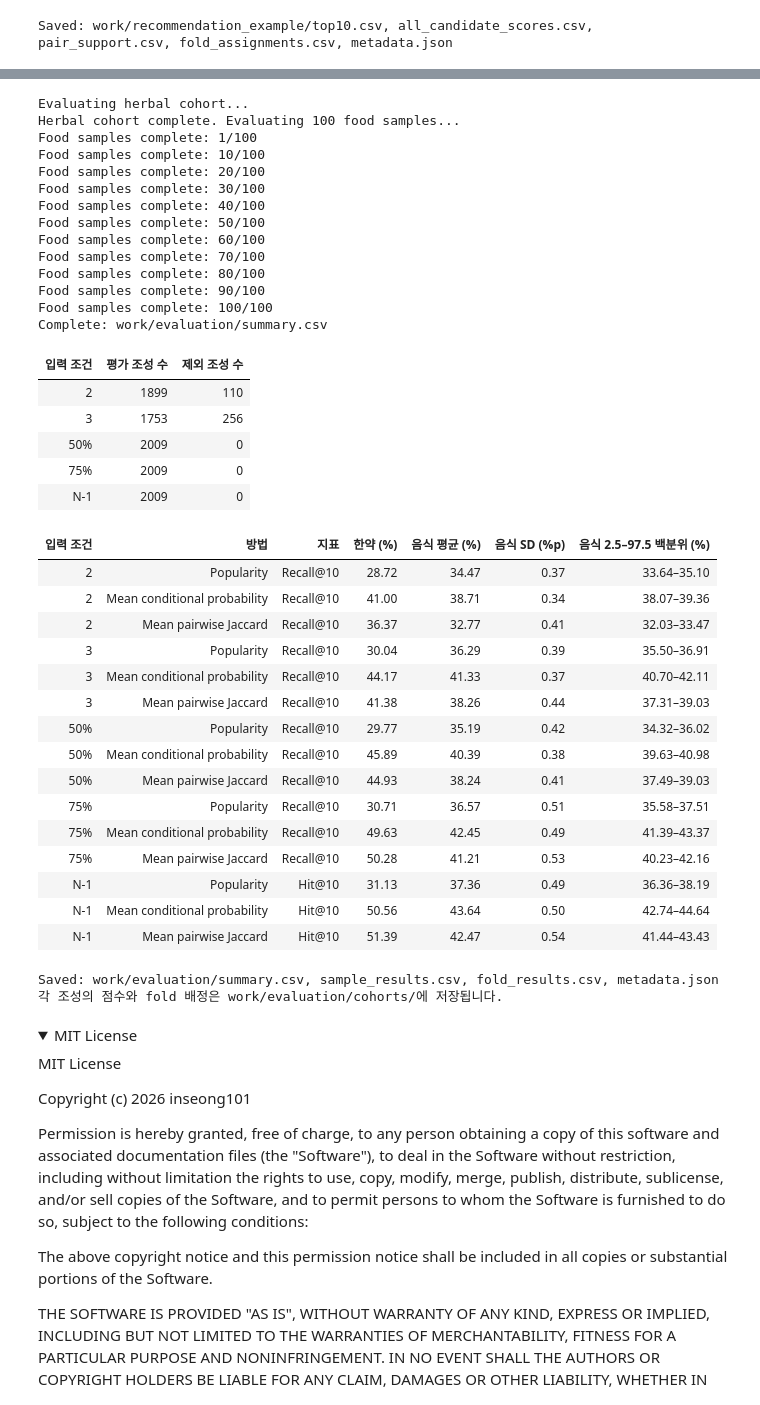
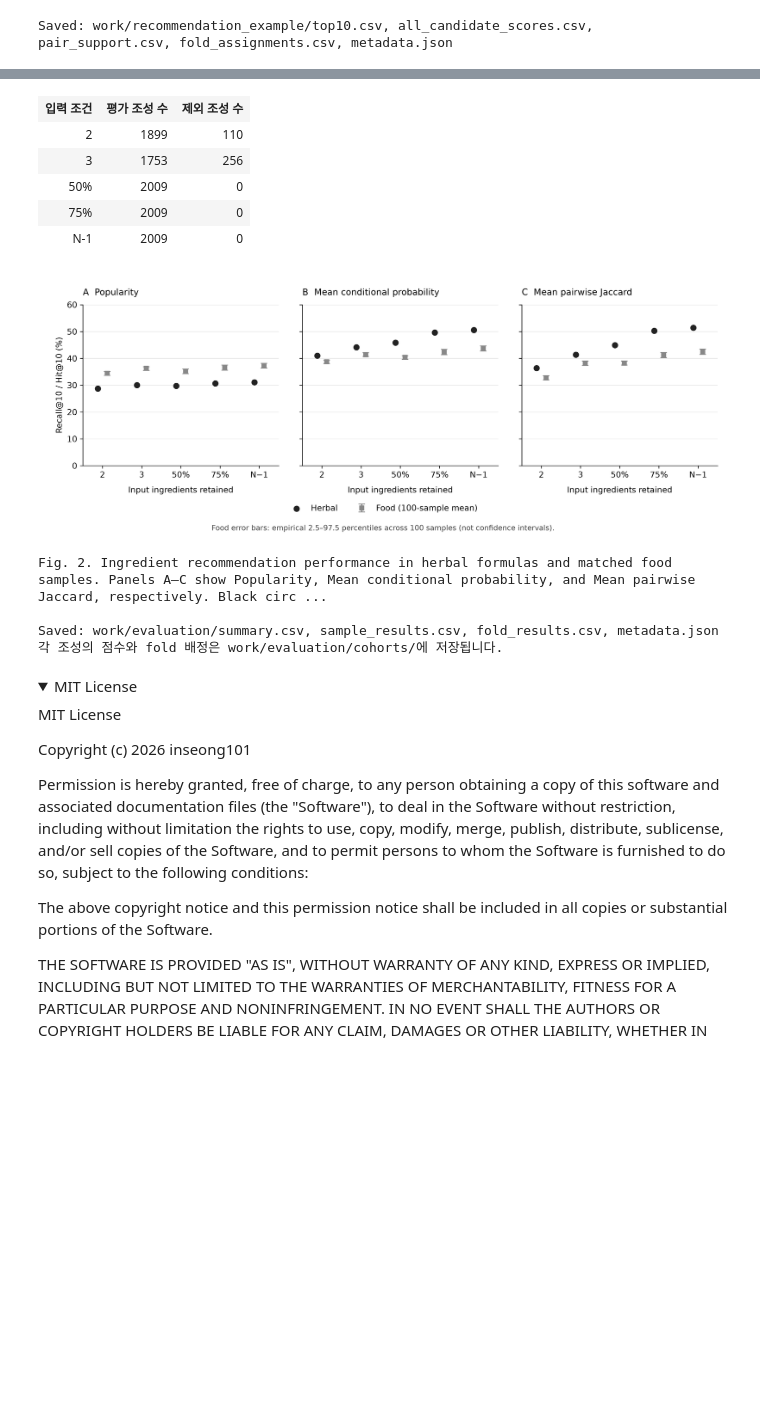
Before and after one commit to inseong101/HerbalFormulaCompletion, a Jupyter notebook: Colab.ipynb, the cells around one changed output, grey strips where cells are left out. Saved outputs shown, nothing was run; the diff lists cells and outputs as text; code cells hidden in the pictures; folded sections open; blank space fills up the shorter version.

Commit message:
Show recommendation evaluation as a three-panel comparison figure

```diff
--- a/Colab.ipynb
+++ b/Colab.ipynb
@@ -428,62 +430,33 @@ Saved: work/recommendation_example/top10.csv, all_candidate_scores.csv, pair_sup
 # %%
 subprocess.run([sys.executable, "-u", str(fresh / "run.py"), "--evaluate-only", "--workers", "2"], check=True)
 evaluation_dir = fresh / "work/evaluation"
 summary = pipeline.read_rows(evaluation_dir / "summary.csv")
 metadata = json.loads((evaluation_dir / "metadata.json").read_text())
 assert metadata["status"] == "complete" and metadata["evaluated_cohorts"] == 101
 labels = {"popularity": "Popularity", "mean_conditional": "Mean conditional probability", "mean_jaccard": "Mean pairwise Jaccard"}
 show_table(["입력 조건", "평가 조성 수", "제외 조성 수"], [
     [r["condition"], r["eligible_unique_per_cohort"], r["excluded_unique_per_cohort"]]
     for r in summary if r["method"] == "popularity"
 ])
-show_table(["입력 조건", "방법", "지표", "한약 (%)", "음식 평균 (%)", "음식 SD (%p)", "음식 2.5–97.5 백분위 (%)"], [
-    [r["condition"], labels[r["method"]], r["metric"],
-     f'{100*float(r["herbal_performance"]):.2f}', f'{100*float(r["food_mean"]):.2f}',
-     f'{100*float(r["food_sd"]):.2f}',
-     f'{100*float(r["food_p2_5"]):.2f}–{100*float(r["food_p97_5"]):.2f}'] for r in summary
-])
+pipeline.make_evaluation_figure(summary, fresh / "figures")
+display(Image(filename=str(fresh / "figures/Figure2_recommendation_performance.png")))
+print((fresh / "figures/Figure2_caption.txt").read_text())
+shutil.copytree(fresh / "figures", repo / "figures", dirs_exist_ok=True)
 shutil.copytree(evaluation_dir, repo / "work/evaluation", dirs_exist_ok=True)
 print("Saved: work/evaluation/summary.csv, sample_results.csv, fold_results.csv, metadata.json")
 print("각 조성의 점수와 fold 배정은 work/evaluation/cohorts/에 저장됩니다.")
 # %% [output]
+| 입력 조건 | 평가 조성 수 | 제외 조성 수 |
+| 2 | 1899 | 110 |
+| 3 | 1753 | 256 |
+| 50% | 2009 | 0 |
+| 75% | 2009 | 0 |
+| N-1 | 2009 | 0 |
+[figure, added]
-Evaluating herbal cohort...
-Herbal cohort complete. Evaluating 100 food samples...
-Food samples complete: 1/100
-Food samples complete: 10/100
-Food samples complete: 20/100
-Food samples complete: 30/100
-Food samples complete: 40/100
-Food samples complete: 50/100
-Food samples complete: 60/100
-Food samples complete: 70/100
-Food samples complete: 80/100
-Food samples complete: 90/100
-Food samples complete: 100/100
-Complete: work/evaluation/summary.csv
+Fig. 2. Ingredient recommendation performance in herbal formulas and matched food samples. Panels A–C show Popularity, Mean conditional probability, and Mean pairwise Jaccard, respectively. Black circ ...
+
+Saved: work/evaluation/summary.csv, sample_results.csv, fold_results.csv, metadata.json
+각 조성의 점수와 fold 배정은 work/evaluation/cohorts/에 저장됩니다.
-| 입력 조건 | 평가 조성 수 | 제외 조성 수 |
-| 2 | 1899 | 110 |
-| 3 | 1753 | 256 |
-| 50% | 2009 | 0 |
-| 75% | 2009 | 0 |
-| N-1 | 2009 | 0 |
-| 입력 조건 | 방법 | 지표 | 한약 (%) | 음식 평균 (%) | 음식 SD (%p) | 음식 2.5–97.5 백분위 (%) |
-| 2 | Popularity | Recall@10 | 28.72 | 34.47 | 0.37 | 33.64–35.10 |
-| 2 | Mean conditional probability | Recall@10 | 41.00 | 38.71 | 0.34 | 38.07–39.36 |
-| 2 | Mean pairwise Jaccard | Recall@10 | 36.37 | 32.77 | 0.41 | 32.03–33.47 |
-| 3 | Popularity | Recall@10 | 30.04 | 36.29 | 0.39 | 35.50–36.91 |
-| 3 | Mean conditional probability | Recall@10 | 44.17 | 41.33 | 0.37 | 40.70–42.11 |
-| 3 | Mean pairwise Jaccard | Recall@10 | 41.38 | 38.26 | 0.44 | 37.31–39.03 |
-| 50% | Popularity | Recall@10 | 29.77 | 35.19 | 0.42 | 34.32–36.02 |
-| 50% | Mean conditional probability | Recall@10 | 45.89 | 40.39 | 0.38 | 39.63–40.98 |
-| 50% | Mean pairwise Jaccard | Recall@10 | 44.93 | 38.24 | 0.41 | 37.49–39.03 |
-| 75% | Popularity | Recall@10 | 30.71 | 36.57 | 0.51 | 35.58–37.51 |
-| 75% | Mean conditional probability | Recall@10 | 49.63 | 42.45 | 0.49 | 41.39–43.37 |
-| 75% | Mean pairwise Jaccard | Recall@10 | 50.28 | 41.21 | 0.53 | 40.23–42.16 |
-| N-1 | Popularity | Hit@10 | 31.13 | 37.36 | 0.49 | 36.36–38.19 |
-| N-1 | Mean conditional probability | Hit@10 | 50.56 | 43.64 | 0.50 | 42.74–44.64 |
-| N-1 | Mean pairwise Jaccard | Hit@10 | 51.39 | 42.47 | 0.54 | 41.44–43.43 |
-Saved: work/evaluation/summary.csv, sample_results.csv, fold_results.csv, metadata.json
-각 조성의 점수와 fold 배정은 work/evaluation/cohorts/에 저장됩니다.
 # %% [markdown]
 <details><summary>MIT License</summary>
 
```
Also changed, not shown: parts of 1 cell of this notebook, 5 other files.
